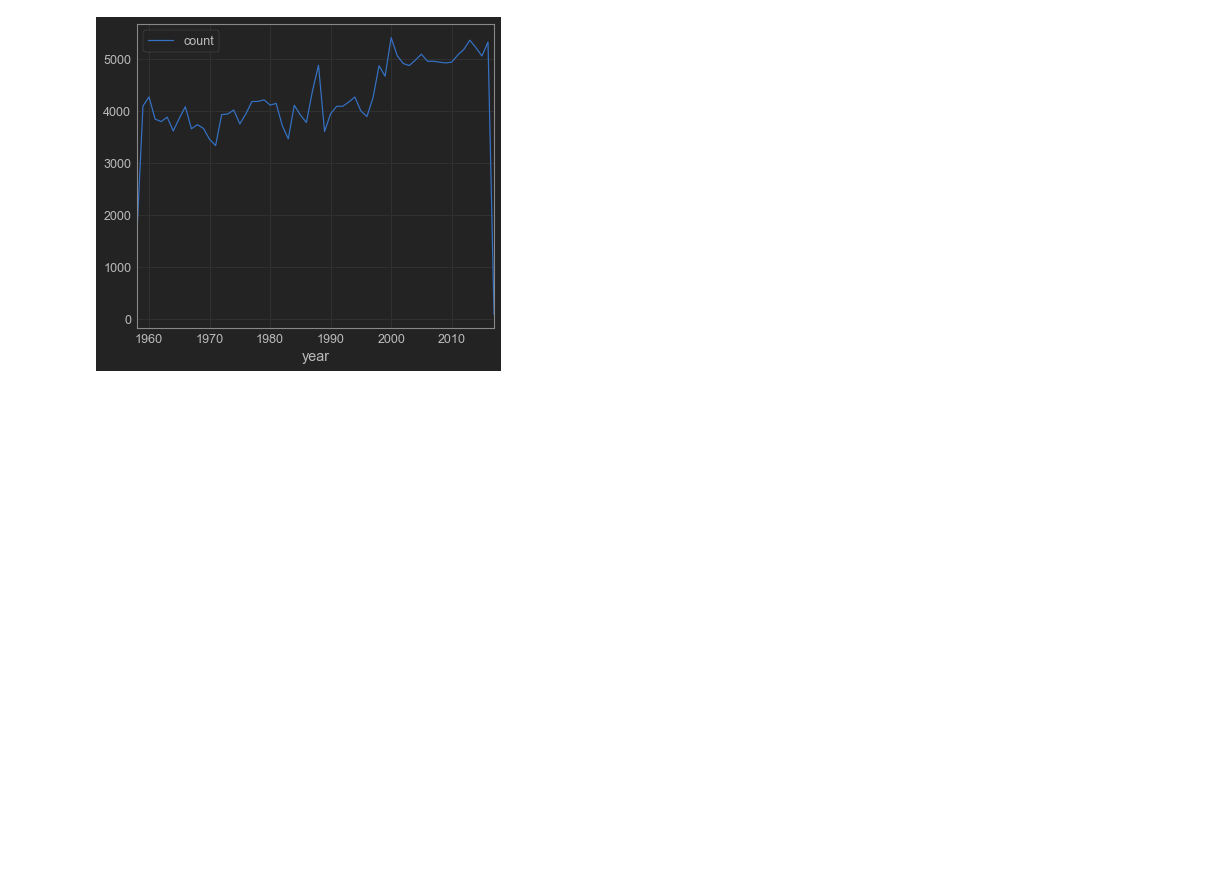
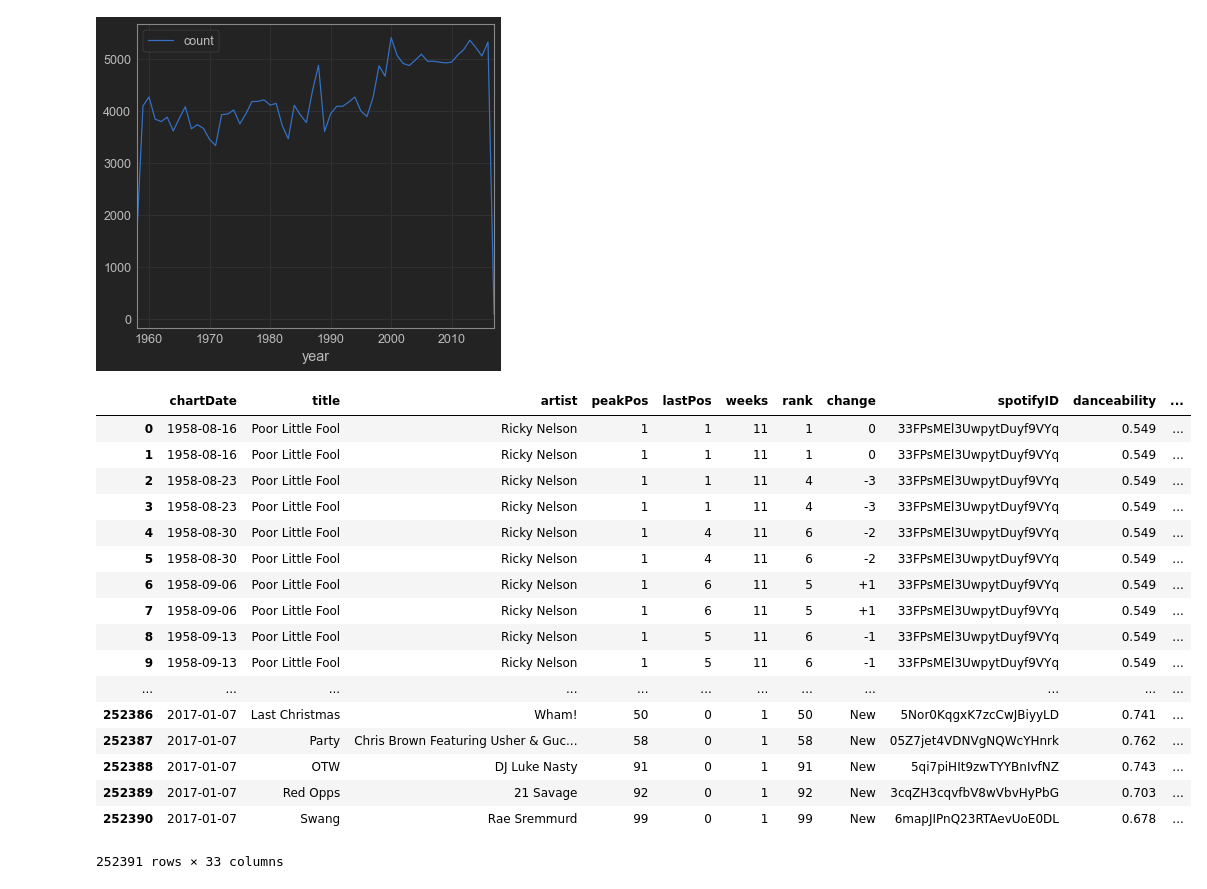
Before and after one commit to akraemer007/what_exactly_are_we_turning_down_for_again, a Jupyter notebook: EDA/eda.ipynb, the cells around one changed output. Saved outputs shown, nothing was run; the diff lists cells and outputs as text; code cells hidden in the pictures; blank space fills up the shorter version.

```diff
--- a/EDA/eda.ipynb
+++ b/EDA/eda.ipynb
@@ -41,6 +43,8 @@ chart_df = chart_df[chart_cols]
 # %%
 # combine chart_df with spotify data
 df = pd.merge(chart_df, spotify_df, left_on='spotifyID', right_on = 'track_uri', how='inner')
+# %%
+df = df.drop_duplicates()
 # %%
 chart_len = chart_df.shape[0]
 spot_len = df.shape[0]
@@ -196,3 +200,24 @@ df_w_l.groupby('year')['spotifyID'].count().reset_index(name = 'count').plot('ye
 # %% [output]
 <matplotlib.axes._subplots.AxesSubplot at 0x...>
 [figure]
+# %%
+df_w_l
+# %% [output]
+|  | chartDate | title | artist | peakPos | lastPos | weeks | rank | change | spotifyID | danceability | ... |
+| 0 | 1958-08-16 | Poor Little Fool | Ricky Nelson | 1 | 1 | 11 | 1 | 0 | 33FPsMEl3UwpytDuyf9VYq | 0.549 | ... |
+| 1 | 1958-08-16 | Poor Little Fool | Ricky Nelson | 1 | 1 | 11 | 1 | 0 | 33FPsMEl3UwpytDuyf9VYq | 0.549 | ... |
+| 2 | 1958-08-23 | Poor Little Fool | Ricky Nelson | 1 | 1 | 11 | 4 | -3 | 33FPsMEl3UwpytDuyf9VYq | 0.549 | ... |
+| 3 | 1958-08-23 | Poor Little Fool | Ricky Nelson | 1 | 1 | 11 | 4 | -3 | 33FPsMEl3UwpytDuyf9VYq | 0.549 | ... |
+| 4 | 1958-08-30 | Poor Little Fool | Ricky Nelson | 1 | 4 | 11 | 6 | -2 | 33FPsMEl3UwpytDuyf9VYq | 0.549 | ... |
+| 5 | 1958-08-30 | Poor Little Fool | Ricky Nelson | 1 | 4 | 11 | 6 | -2 | 33FPsMEl3UwpytDuyf9VYq | 0.549 | ... |
+| 6 | 1958-09-06 | Poor Little Fool | Ricky Nelson | 1 | 6 | 11 | 5 | +1 | 33FPsMEl3UwpytDuyf9VYq | 0.549 | ... |
+| 7 | 1958-09-06 | Poor Little Fool | Ricky Nelson | 1 | 6 | 11 | 5 | +1 | 33FPsMEl3UwpytDuyf9VYq | 0.549 | ... |
+| 8 | 1958-09-13 | Poor Little Fool | Ricky Nelson | 1 | 5 | 11 | 6 | -1 | 33FPsMEl3UwpytDuyf9VYq | 0.549 | ... |
+| 9 | 1958-09-13 | Poor Little Fool | Ricky Nelson | 1 | 5 | 11 | 6 | -1 | 33FPsMEl3UwpytDuyf9VYq | 0.549 | ... |
+| ... | ... | ... | ... | ... | ... | ... | ... | ... | ... | ... | ... |
+| 252386 | 2017-01-07 | Last Christmas | Wham! | 50 | 0 | 1 | 50 | New | 5Nor0KqgxK7zcCwJBiyyLD | 0.741 | ... |
+| 252387 | 2017-01-07 | Party | Chris Brown Featuring Usher & Guc... | 58 | 0 | 1 | 58 | New | 05Z7jet4VDNVgNQWcYHnrk | 0.762 | ... |
+| 252388 | 2017-01-07 | OTW | DJ Luke Nasty | 91 | 0 | 1 | 91 | New | 5qi7piHIt9zwTYYBnIvfNZ | 0.743 | ... |
+| 252389 | 2017-01-07 | Red Opps | 21 Savage | 92 | 0 | 1 | 92 | New | 3cqZH3cqvfbV8wVbvHyPbG | 0.703 | ... |
+| 252390 | 2017-01-07 | Swang | Rae Sremmurd | 99 | 0 | 1 | 99 | New | 6mapJIPnQ23RTAevUoE0DL | 0.678 | ... |
+252391 rows × 33 columns
```
Also changed, not shown: parts of 1 cell of this notebook.
